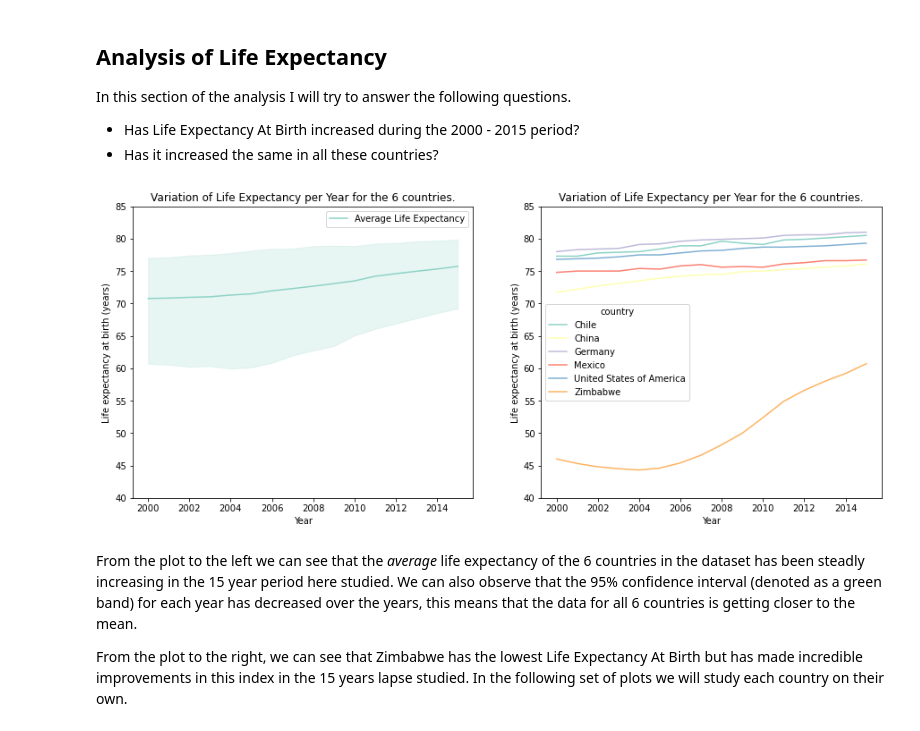
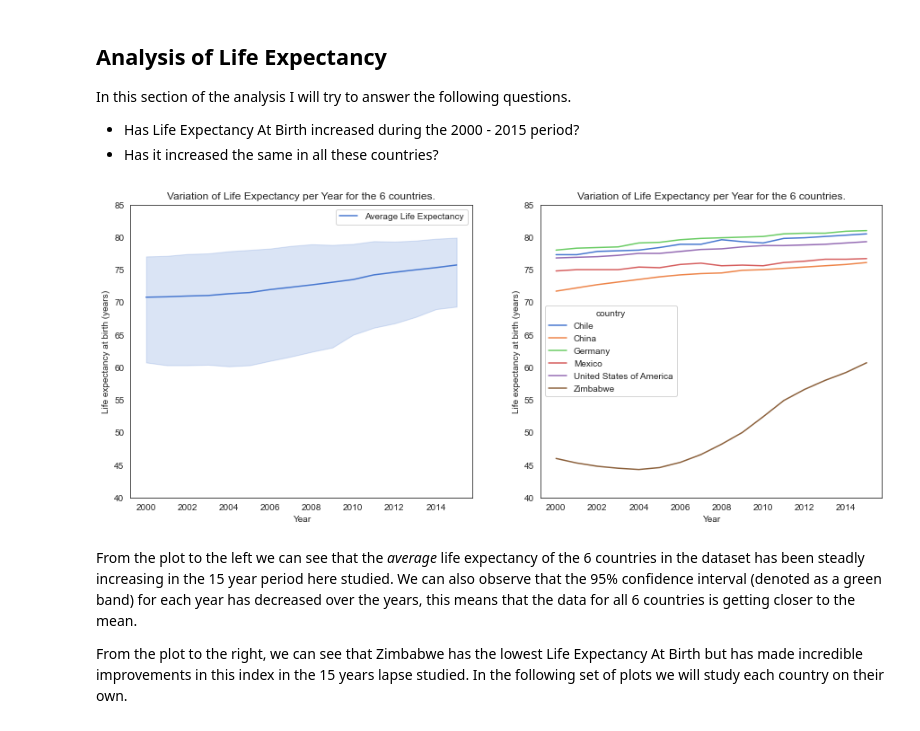
Before and after one commit to macebal/Life-Expectancy-and-GDP, a Jupyter notebook: life_expectancy_gdp.ipynb, the cells around one changed output. Drawn from its saved outputs; the diff is of its cells as text; code cells hidden in the pictures.

```diff
--- a/life_expectancy_gdp.ipynb
+++ b/life_expectancy_gdp.ipynb
@@ -54,24 +54,26 @@ In this section of the analysis I will try to answer the following questions.
 * Has Life Expectancy At Birth increased during the 2000 - 2015 period?
 * Has it increased the same in all these countries?
 # %%
-sns.set_palette('Set3')
+sns.set_palette('muted')
+sns.set_style('white')
+
 plt.figure(figsize=(15,6))
 ax = plt.subplot(1,2,1)
 sns.lineplot(data = data, x = 'year', y = 'life_expectancy', label = 'Average Life Expectancy')
 ax.set_title('Variation of Life Expectancy per Year for the 6 countries.')
 ax.set_xlabel('Year')
 ax.set_ylabel('Life expectancy at birth (years)')
 plt.ylim(40,85)
 
 ax = plt.subplot(1,2,2)
 sns.lineplot(data = data, x = 'year', y = 'life_expectancy', hue = 'country')
 ax.set_title('Variation of Life Expectancy per Year for the 6 countries.')
 ax.set_xlabel('Year')
 ax.set_ylabel('Life expectancy at birth (years)')
 plt.ylim(40,85)
 plt.show()
 # %% [output]
-[figure, old version]
+[figure, new version]
 # %% [markdown]
 From the plot to the left we can see that the _average_ life expectancy of the 6 countries in the dataset has been steadly increasing in the 15 year period here studied. We can also observe that the 95% confidence interval (denoted as a green band) for each year has decreased over the years, this means that the data for all 6 countries is getting closer to the mean.
 
```
Also changed, not shown: parts of 8 cells of this notebook.
